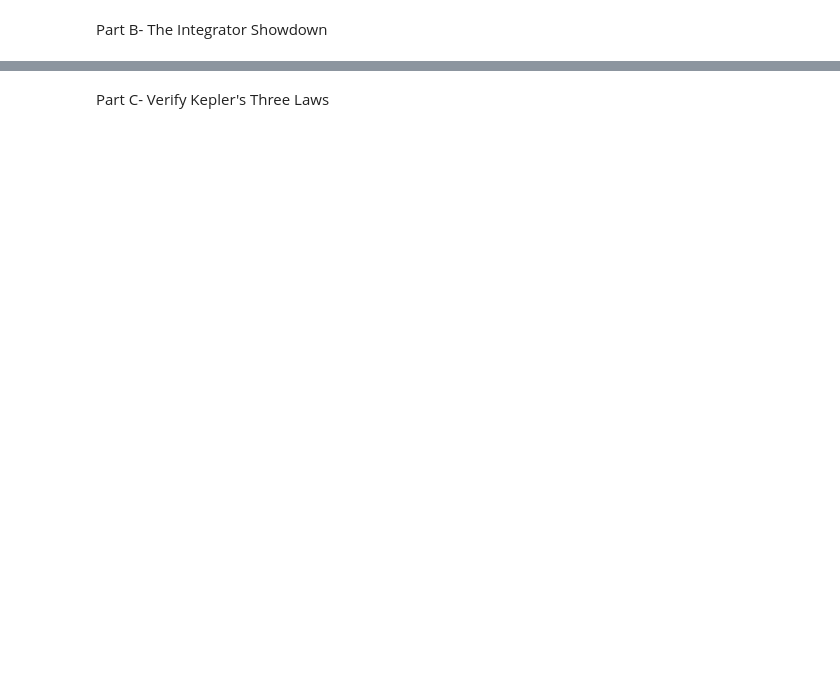
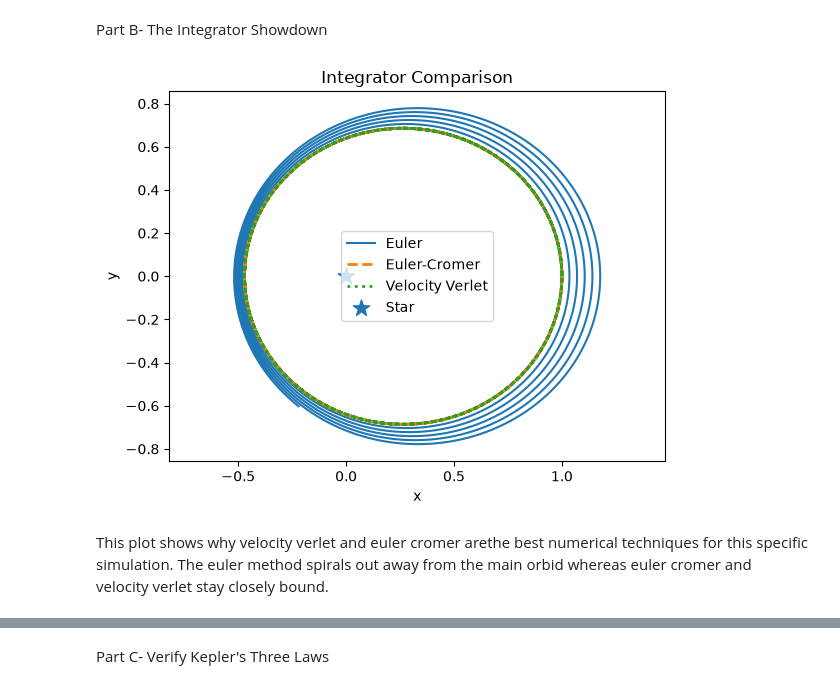
Before and after one commit to blannerd-png/phys311, a Jupyter notebook: labs/lab05/lab05_orbits.ipynb, the cells around one changed output, grey strips where cells are left out. Saved outputs shown, nothing was run; the diff lists cells and outputs as text; code cells hidden in the pictures; blank space fills up the shorter version.

```diff
--- a/labs/lab05/lab05_orbits.ipynb
+++ b/labs/lab05/lab05_orbits.ipynb
@@ -69,0 +169,35 @@ Part B- The Integrator Showdown
+# %%
+# Part B- Section 2: Runs all 3 methods with the same dt for many orbits
+
+#Initial Conditions
+dt = 0.001
+n_steps = 25000
+
+#Call all 3 methods and store results
+t_euler, r_euler, v_euler = simulate("euler", dt, n_steps)
+t_ec, r_ec, v_ec = simulate("euler-cromer", dt, n_steps)
+t_verlet, r_verlet, v_verlet = simulate("verlet", dt, n_steps)
+# %%
+#3 trajectories overlayed
+plt.plot(r_euler[:, 0], r_euler[:, 1],
+         label="Euler", linewidth=1.5)
+
+plt.plot(r_ec[:, 0], r_ec[:, 1],
+         label="Euler-Cromer", linestyle="--", linewidth=2)
+
+plt.plot(r_verlet[:, 0], r_verlet[:, 1],
+         label="Velocity Verlet", linestyle=":", linewidth=2)
+
+plt.scatter(0, 0, marker="*", s=150, label="Star")
+
+plt.xlabel("x")
+plt.ylabel("y")
+plt.title("Integrator Comparison")
+plt.axis("equal")
+plt.legend()
+
+plt.show()
+# %% [output]
+[figure, added]
+# %% [markdown]
+This plot shows why velocity verlet and euler cromer arethe best numerical techniques for this specific simulation. The euler method spirals out away from the main orbid whereas euler cromer and velocity verlet stay closely bound.
```
Also changed, not shown: parts of 41 cells of this notebook.
